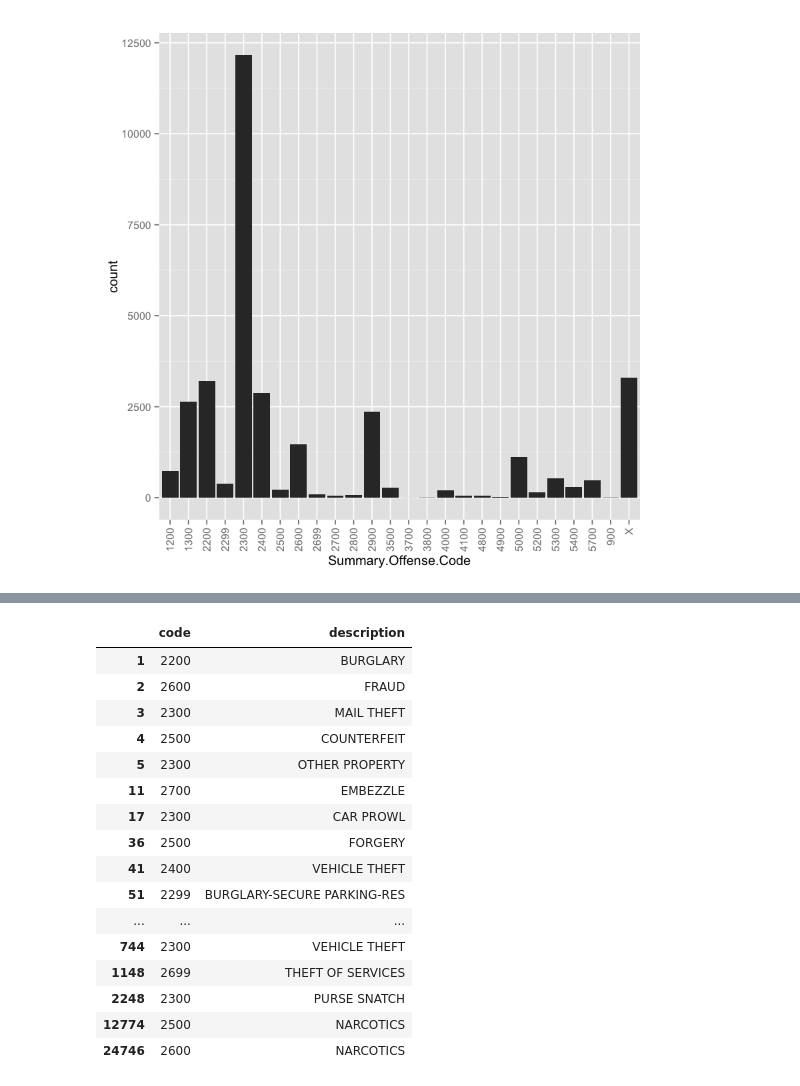
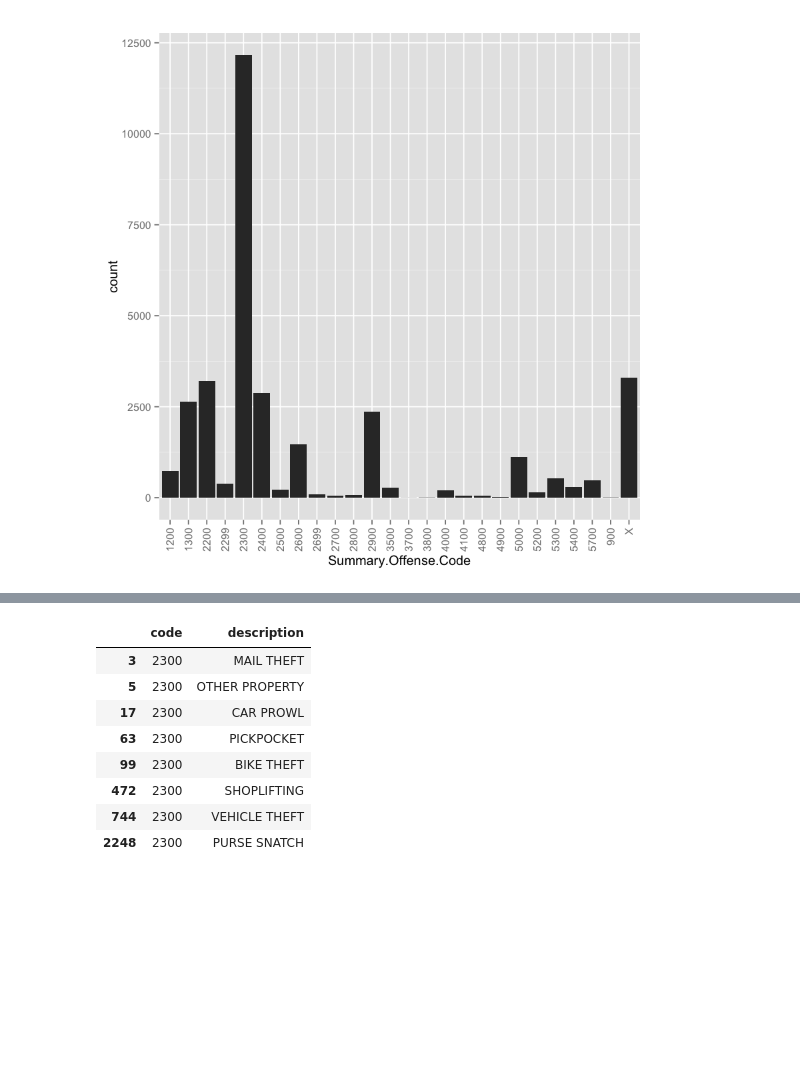
Before and after one commit to djq/jupyter-notebooks, a Jupyter notebook: communicating-data-science/week1/analysis/crime_data.ipynb, the cells around one changed output, grey strips where cells are left out. Saved outputs shown, nothing was run; the diff lists cells and outputs as text; code cells hidden in the pictures; blank space fills up the shorter version.

```diff
--- a/communicating-data-science/week1/analysis/crime_data.ipynb
+++ b/communicating-data-science/week1/analysis/crime_data.ipynb
@@ -4,12 +4,12 @@ Datasets used in this class are from Seattle or San Francisco. Here I am first l
 
 [data source](https://github.com/djq/datasci_course_materials/blob/master/assignment6/crimeanalytics.md)
 # %%
-# first set my working directory
+# set working directory
 data = '/Users/djq/repos/jupyter-notebooks/communicating-data-science/week1/data'
 setwd(data)
 
-# load sample of data
-seattle <- read.csv('seattle_incidents_summer_2014.csv')
+# load data
+seattle <- read.csv('seattle_incidents_summer_2014.csv', stringsAsFactors=F)
 
 # what fields are in dataset?
 head(seattle)
@@ -34,18 +31,17 @@ c
 # %% [output]
 [figure]
 # %%
-# as the overall crime cateorization is quite specific, let's use the Summary.Offense.Code which is more specific
+# as the overall crime cateorization is quite specific, let's use the Summary.Offense.Code which is more general
 c <- ggplot(seattle, aes(x = Summary.Offense.Code))
-c <- c + geom_histogram() + theme(axis.text.x  = element_text(angle=90, hjust=1, vjust=0.5))
-
-# show plot
-c
+c + geom_histogram() + theme(axis.text.x  = element_text(angle=90, hjust=1, vjust=0.5))
 # %% [output]
 [figure]
 # %%
 # let's explore what these specific crime codes are
 codes <- data.frame(code = seattle$Summary.Offense.Code, description = seattle$Summarized.Offense.Description)
 
-# reduce this to unique values
+# and reduce these to unique values
 codes <- unique(codes)
-codes
+
+# focus on a specific type of theft
+theft_code <- c('2300')
@@ -70,24 +48,14 @@ codes
 # %%
-# focusing just on crime reports that correctly use the theft code
-# 2900 - property damage
-theft_codes <- c('2200', '2299', '2300', '2400', '2500', '2600', '2699', '2700', '2800')
-subset(codes, code %in% theft_codes)
+# focusing just on crime reports that correctly use the theft code 2300
+subset(codes, code %in% theft_code)
 # %% [output]
 |  | code | description |
-| 1 | 2200 | BURGLARY |
-| 2 | 2600 | FRAUD |
 | 3 | 2300 | MAIL THEFT |
-| 4 | 2500 | COUNTERFEIT |
 | 5 | 2300 | OTHER PROPERTY |
-| 11 | 2700 | EMBEZZLE |
 | 17 | 2300 | CAR PROWL |
-| 36 | 2500 | FORGERY |
-| 41 | 2400 | VEHICLE THEFT |
-| 51 | 2299 | BURGLARY-SECURE PARKING-RES |
-| ... | ... | ... |
+| 63 | 2300 | PICKPOCKET |
+| 99 | 2300 | BIKE THEFT |
+| 472 | 2300 | SHOPLIFTING |
 | 744 | 2300 | VEHICLE THEFT |
-| 1148 | 2699 | THEFT OF SERVICES |
 | 2248 | 2300 | PURSE SNATCH |
-| 12774 | 2500 | NARCOTICS |
-| 24746 | 2600 | NARCOTICS |
 # %%
```
Also changed, not shown: parts of 13 cells of this notebook.
